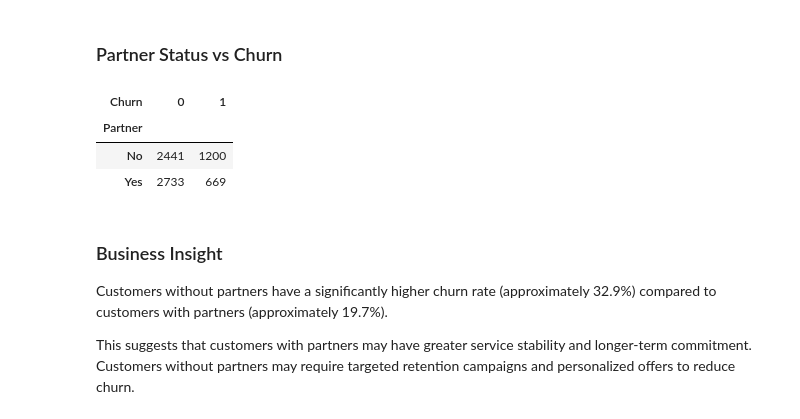
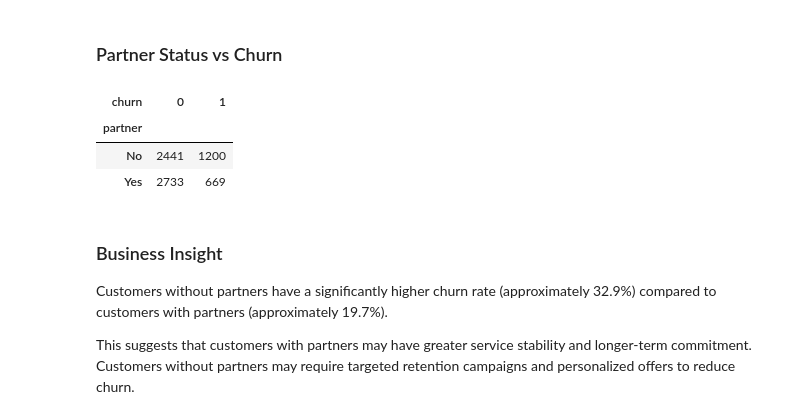
Before and after one commit to Sujitha-Anbazhagan/Data_Analytics_Internship, a Jupyter notebook: notebooks/01_EDA.ipynb, the cells around one changed output. Cells and saved outputs as stored; diff of their text form; code cells hidden in the pictures.

```diff
--- a/notebooks/01_EDA.ipynb
+++ b/notebooks/01_EDA.ipynb
@@ -137,12 +138,12 @@ print(df['TotalCharges'].dtype)
 # %% [output]
 str
 # %%
-df['TotalCharges'] = pd.to_numeric(
-    df['TotalCharges'],
+df['totalcharges'] = pd.to_numeric(
+    df['totalcharges'],
     errors='coerce'
 )
 
-print(df['TotalCharges'].dtype)
+print(df['totalcharges'].dtype)
 # %% [output]
 float64
 # %%
@@ -167,7 +168,7 @@ Churn                0
 dtype: int64
 # %%
-df['TotalCharges'] = df['TotalCharges'].fillna(
-    df['TotalCharges'].median()
+df['totalcharges'] = df['totalcharges'].fillna(
+    df['totalcharges'].median()
 )
 
 print(df.isnull().sum())
@@ -194,9 +195,9 @@ from sklearn.preprocessing import LabelEncoder
 
 le = LabelEncoder()
 
-df['Churn'] = le.fit_transform(df['Churn'])
+df['churn'] = le.fit_transform(df['churn'])
 
-print(df['Churn'].head())
+print(df['churn'].head())
 # %% [output]
 0    0
 1    0
@@ -367,10 +368,10 @@ If churn is higher among senior citizens, targeted support and retention program
 # %% [markdown]
 ### Partner Status vs Churn
 # %%
-pd.crosstab(df['Partner'], df['Churn'])
+pd.crosstab(df['partner'], df['churn'])
 # %% [output]
-| Churn | 0 | 1 |
-| Partner |  |  |
+| churn | 0 | 1 |
+| partner |  |  |
 | No | 2441 | 1200 |
 | Yes | 2733 | 669 |
 # %% [markdown]
```
Also changed, not shown: parts of 35 cells of this notebook, 7 other files.
